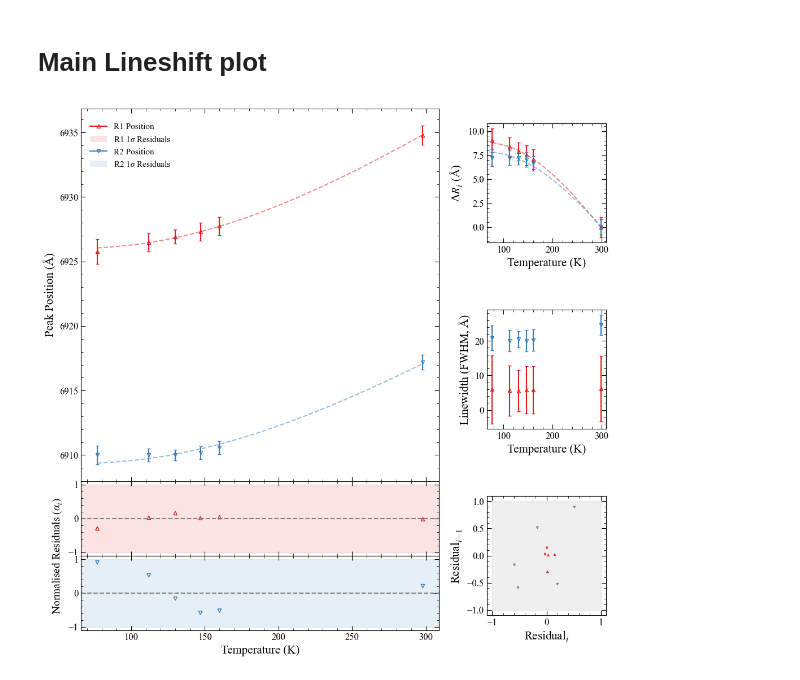
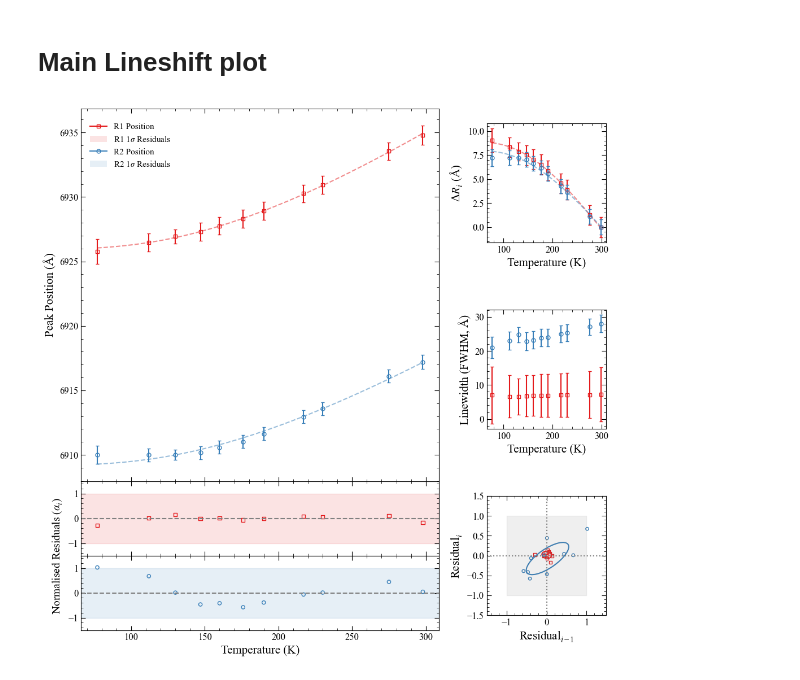
Before and after one commit to Sebastian426/Advanced-Lab-Code, a Jupyter notebook: Ocean_Optics_Specto/Ocean_Opt_V3.ipynb, the cells around one changed output. Drawn from its saved outputs; the diff is of its cells as text; code cells hidden in the pictures.

```diff
--- a/Ocean_Optics_Specto/Ocean_Opt_V3.ipynb
+++ b/Ocean_Optics_Specto/Ocean_Opt_V3.ipynb
@@ -97,8 +140,8 @@ Reduced Chi Squared: 206.17781154453448
 # %%
 #Linewidth function
 def voigt_FWHM(sigma, gamma):
-    gamma_L = 2*sigma
-    gamma_G = 2*np.sqrt(2*np.log(2))*gamma
+    gamma_L = 2*gamma
+    gamma_G = 2*np.sqrt(2*np.log(2))*sigma
     return 0.5346*gamma_L + np.sqrt(0.2166*gamma_L**2+gamma_G**2)
 
 from scipy.integrate import quad
@@ -129,9 +172,7 @@ def ruby_shift_model_fixed(T, R0, alpha):
     integral_vals = np.array([debye_integral(t, Td_fixed) for t in T])
     return R0 + alpha * (T / Td_fixed)**4 * integral_vals
 # %%
-temperatures = np.array([77, 112, 130, 147, 160, 298])
-
-temperatures = np.array([77, 112, 130, 147, 160, 298])
+temperatures = np.array(sorted(k for k in results.keys() if isinstance(k, (int, float))))
 
 # Observed peak positions
 R1_values = np.array([results[T]["R1_obs"] for T in temperatures])
@@ -280,7 +321,7 @@ scalefactor = 10
 red_cb = "#e41a1c"
 blue_cb = "#377eb8"
 
-marker_shapes = ["^","v"]
+marker_shapes = ["s","o"]
 marker_colours = [red_cb, blue_cb]
 
 y_data = [R1_values*scalefactor, R2_values*scalefactor]
@@ -295,9 +336,8 @@ delta_pops = [pop_R1_shift, pop_R2_shift]
 y_data_linewidth = [R1_linewidth*scalefactor, R2_linewidth*scalefactor]
 y_errors_linewidth = [R1_linewidth_err*scalefactor, R2_linewidth_err*scalefactor]
 
-
-x_lagplot = [lag_R1_i, lag_R2_i]
-y_lagplot = [lag_R1_i_minus1, lag_R2_i_minus1]
+x_lagplot = [lag_R1_i_minus1, lag_R2_i_minus1]
+y_lagplot = [lag_R1_i, lag_R2_i]
 
 residual_band_R1 = Patch(
     facecolor=marker_colours[0],
@@ -425,6 +465,8 @@ for ax, data in zip([ax_res1, ax_res2], range(len(y_data))):
 
     ax.axhline(0, color = "grey", linestyle = "--")
 
+    ax.set_ylim([-1.5,1.5])
+
 ax_res2.set_xlabel("Temperature (K)")
 
 fig.text(
@@ -477,40 +519,55 @@ ax_side2.set_xlabel("Temperature (K)")
 for data in range(len(y_lagplot)):
     ax_side3.scatter(x_lagplot[data], y_lagplot[data],
                      color = marker_colours[data], marker = marker_shapes[data],
-                     s = 5, facecolor="none")
+                     s = 15, facecolor="none")
+    # covariance ellipse
+    covariance_ellipse(
+        ax_side3,
+        x_lagplot[data],
+        y_lagplot[data],
+        n_std=1,
+        color=marker_colours[data],
+        linewidth=1.5
+    )
 
 ax_side3.fill_between([-1,1], -1,1,
                       color = "grey", alpha = 0.12)
 
-ax_side3.set_ylabel(r"Residual$_{i-1}$")
-ax_side3.set_xlabel(r"Residual$_{i}$")
+ax_side3.axhline(0, color = "grey", linestyle = ":")
+ax_side3.axvline(0, color = "grey", linestyle = ":")
 
-#add elipses fitted to the lag data to show the general shape
+ax_side3.set_xlim(-1.5,1.5)
+ax_side3.set_ylim(-1.5,1.5)
+ax_side3.set_aspect("equal")
+
+ax_side3.set_xlabel(r"Residual$_{i-1}$")
+ax_side3.set_ylabel(r"Residual$_{i}$")
+
 
 #########
 
 # Styling
 
 #########
 
 for ax in [ax_main, ax_res1, ax_res2, ax_side1, ax_side2, ax_side3]:
     ax.minorticks_on()
     ax.tick_params(which='major', size=6, direction='in',
                    right=True, top=True)
     ax.tick_params(which='minor', size=3, direction='in',
                    right=True, top=True)
 
 
 
 for ax in [ax_main, ax_res1, ax_res2, ax_side1, ax_side2, ax_side3]:
     for label in ax.get_xticklabels()+ ax.get_yticklabels():
         label.set_bbox(dict(
             facecolor="white",
             edgecolor="none",
             pad=1.0
         ))
 
 plt.savefig(laptop_savepath_lineshift, bbox_inches='tight', dpi  = 800)
 plt.show()
 # %% [output]
-[figure, old version]
+[figure, new version]
```
Also changed, not shown: parts of 3 cells of this notebook, 3 other files.
